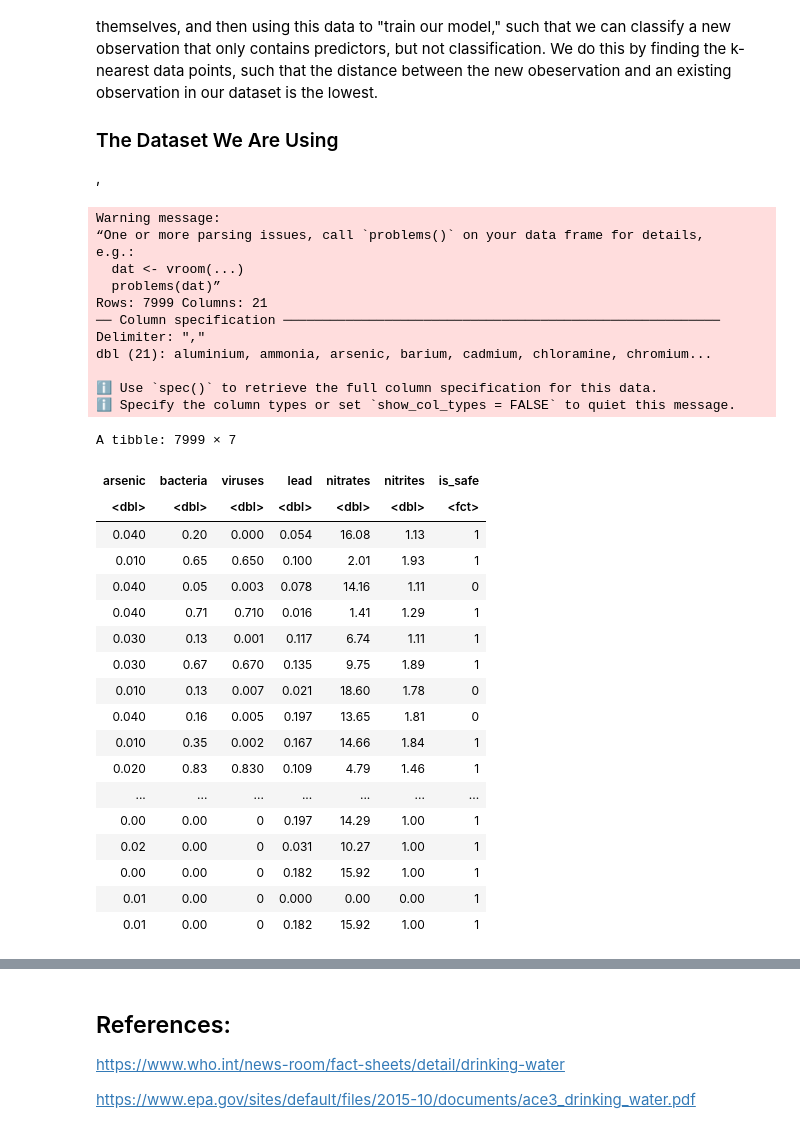
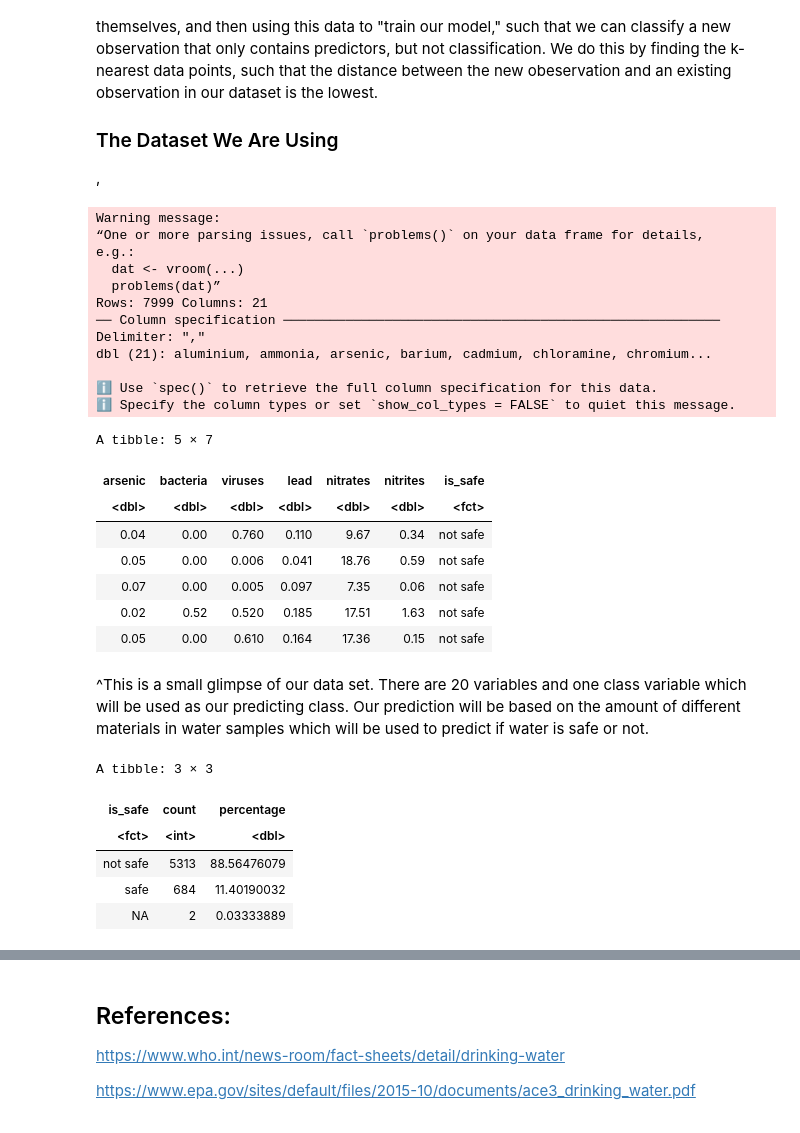
Before and after one commit to zayan-sheikh/DSCI-G13-Project, a Jupyter notebook: proj.ipynb, the cells around one changed output, grey strips where cells are left out. Saved outputs shown, nothing was run; the diff lists cells and outputs as text; code cells hidden in the pictures.

```diff
--- a/proj.ipynb
+++ b/proj.ipynb
@@ -21,41 +21,34 @@ Given how large of a concern water safety is, we ask the question: **can we cons
 ,
 # %%
 library(tidyverse)
+library(tidymodels)
 
 raw_data <- read_csv("data/waterQuality1.csv") |>
-            mutate(raw_data, is_safe = as_factor(is_safe)) |>
+            mutate(is_safe = as_factor(is_safe))|>
+            mutate(is_safe = fct_recode(is_safe, 'safe' = '1', 'not safe' = '0'))|>
             select(arsenic, bacteria, viruses, lead, nitrates, nitrites, is_safe)
 
-raw_data
+slice_sample(raw_data, n = 5)
 # %% [output]
 Warning message:
 “One or more parsing issues, call `problems()` on your data frame for details,
 e.g.:
   dat <- vroom(...)
   problems(dat)”
 Rows: 7999 Columns: 21
 ── Column specification ────────────────────────────────────────────────────────
 Delimiter: ","
 dbl (21): aluminium, ammonia, arsenic, barium, cadmium, chloramine, chromium...
 
 ℹ Use `spec()` to retrieve the full column specification for this data.
 ℹ Specify the column types or set `show_col_types = FALSE` to quiet this message.
-A tibble: 7999 × 7
+A tibble: 5 × 7
 | arsenic | bacteria | viruses | lead | nitrates | nitrites | is_safe |
 | <dbl> | <dbl> | <dbl> | <dbl> | <dbl> | <dbl> | <fct> |
-| 0.040 | 0.20 | 0.000 | 0.054 | 16.08 | 1.13 | 1 |
-| 0.010 | 0.65 | 0.650 | 0.100 | 2.01 | 1.93 | 1 |
-| 0.040 | 0.05 | 0.003 | 0.078 | 14.16 | 1.11 | 0 |
-| 0.040 | 0.71 | 0.710 | 0.016 | 1.41 | 1.29 | 1 |
-| 0.030 | 0.13 | 0.001 | 0.117 | 6.74 | 1.11 | 1 |
-| 0.030 | 0.67 | 0.670 | 0.135 | 9.75 | 1.89 | 1 |
-| 0.010 | 0.13 | 0.007 | 0.021 | 18.60 | 1.78 | 0 |
-| 0.040 | 0.16 | 0.005 | 0.197 | 13.65 | 1.81 | 0 |
-| 0.010 | 0.35 | 0.002 | 0.167 | 14.66 | 1.84 | 1 |
-| 0.020 | 0.83 | 0.830 | 0.109 | 4.79 | 1.46 | 1 |
-| ... | ... | ... | ... | ... | ... | ... |
-| 0.00 | 0.00 | 0 | 0.197 | 14.29 | 1.00 | 1 |
-| 0.02 | 0.00 | 0 | 0.031 | 10.27 | 1.00 | 1 |
-| 0.00 | 0.00 | 0 | 0.182 | 15.92 | 1.00 | 1 |
-| 0.01 | 0.00 | 0 | 0.000 | 0.00 | 0.00 | 1 |
-| 0.01 | 0.00 | 0 | 0.182 | 15.92 | 1.00 | 1 |
+| 0.04 | 0.00 | 0.760 | 0.110 | 9.67 | 0.34 | not safe |
+| 0.05 | 0.00 | 0.006 | 0.041 | 18.76 | 0.59 | not safe |
+| 0.07 | 0.00 | 0.005 | 0.097 | 7.35 | 0.06 | not safe |
+| 0.02 | 0.52 | 0.520 | 0.185 | 17.51 | 1.63 | not safe |
+| 0.05 | 0.00 | 0.610 | 0.164 | 17.36 | 0.15 | not safe |
+# %% [markdown]
+^This is a small glimpse of our data set. There are 20 variables and one class variable which will be used as our predicting class. Our prediction will be based on the amount of different materials in water samples which will be used to predict if water is safe or not.
@@ -61,0 +59,13 @@ A tibble: 7999 × 7
+# %%
+water_train_table <- water_train |>
+    group_by(is_safe)|>
+    summarize(count = n())|>
+    mutate(percentage = count / nrow(water_train) * 100)
+water_train_table
+# %% [output]
+A tibble: 3 × 3
+| is_safe | count | percentage |
+| <fct> | <int> | <dbl> |
+| not safe | 5313 | 88.56476079 |
+| safe | 684 | 11.40190032 |
+| NA | 2 | 0.03333889 |
```
Also changed, not shown: parts of 4 cells of this notebook.
